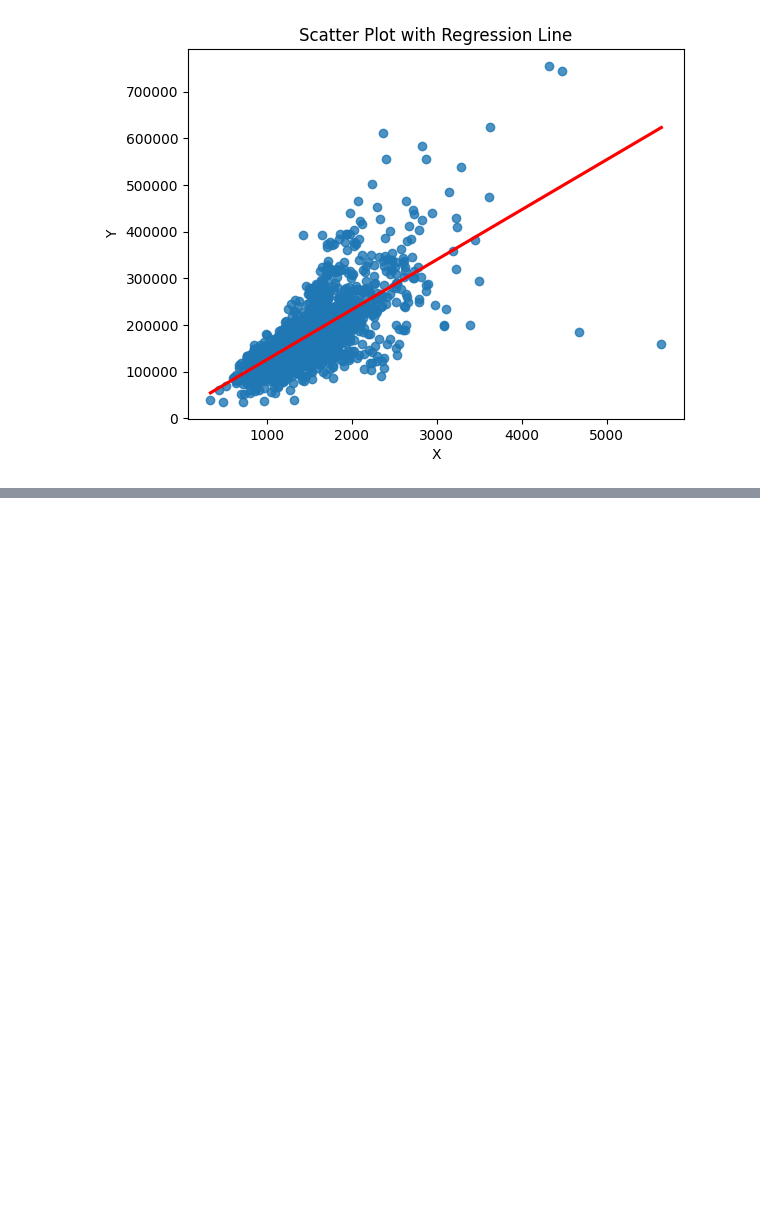
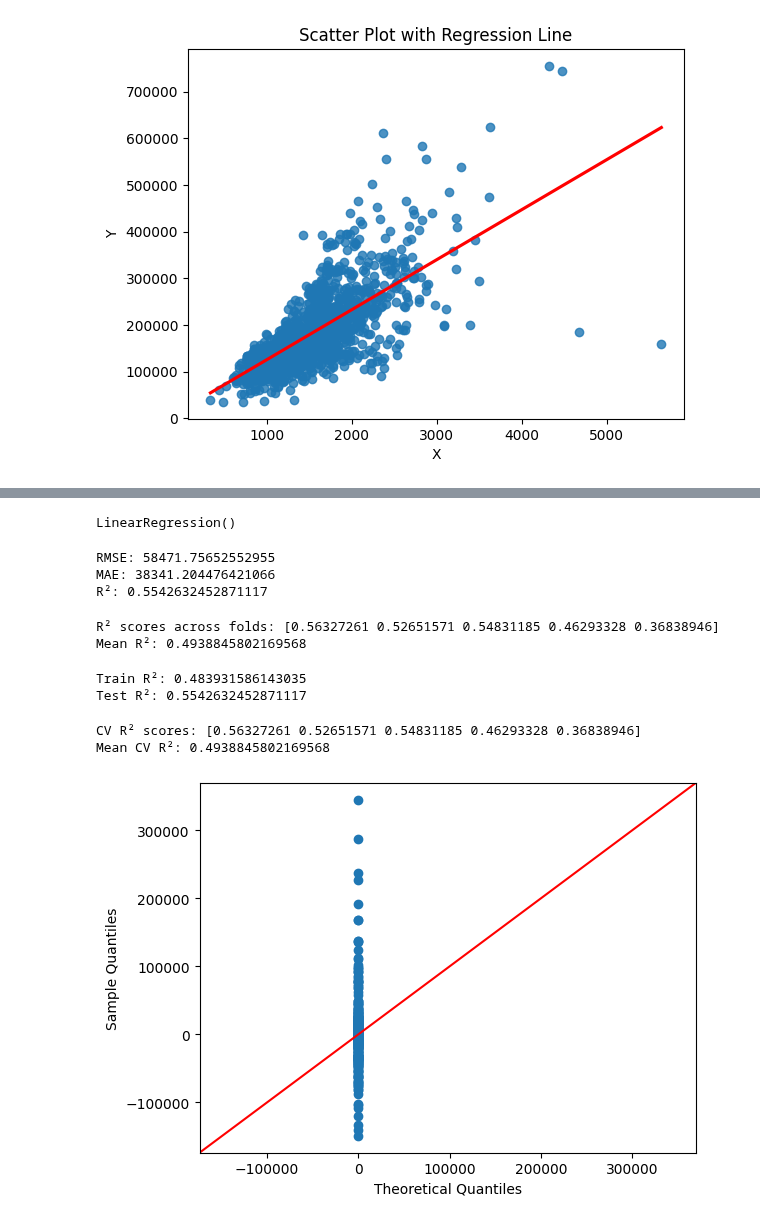
Before and after one commit to imdwipayana/Battlefield, a Jupyter notebook: Kaggle/Regression House Price/trial_again.ipynb, the cells around one changed output, grey strips where cells are left out. Cells and saved outputs as stored; diff of their text form; code cells hidden in the pictures; blank space fills up the shorter version.

```diff
--- a/Kaggle/Regression House Price/trial_again.ipynb
+++ b/Kaggle/Regression House Price/trial_again.ipynb
@@ -237,0 +353,74 @@ plt.show()
+# %%
+# Example dataset
+#X = df.drop("target", axis=1)   # predictors
+#y = df["target"]                # response variable
+
+X = data_sample[["num__GrLivArea"]]   # independent variable
+y = data_sample["num__SalePrice"]
+
+# Train-test split (80% train, 20% test)
+X_train, X_test, y_train, y_test = train_test_split(
+    X, y, test_size=0.2, random_state=42
+)
+# %%
+model = LinearRegression()
+model.fit(X_train, y_train)
+# %% [output]
+LinearRegression()
+# %%
+y_pred = model.predict(X_test)
+
+# Metrics
+mse  = mean_squared_error(y_test, y_pred)
+rmse = np.sqrt(mse)
+mae  = mean_absolute_error(y_test, y_pred)
+r2   = r2_score(y_test, y_pred)
+
+print("RMSE:", rmse)
+print("MAE:", mae)
+print("R²:", r2)
+# %% [output]
+RMSE: 58471.75652552955
+MAE: 38341.204476421066
+R²: 0.5542632452871117
+# %%
+from sklearn.model_selection import cross_val_score
+
+# 5-fold cross validation with R²
+cv_scores = cross_val_score(model, X, y, cv=5, scoring="r2")
+print("R² scores across folds:", cv_scores)
+print("Mean R²:", np.mean(cv_scores))
+# %% [output]
+R² scores across folds: [0.56327261 0.52651571 0.54831185 0.46293328 0.36838946]
+Mean R²: 0.4938845802169568
+# %%
+train_r2 = model.score(X_train, y_train)
+test_r2  = model.score(X_test, y_test)
+
+print("Train R²:", train_r2)
+print("Test R²:", test_r2)
+# %% [output]
+Train R²: 0.483931586143035
+Test R²: 0.5542632452871117
+# %%
+from sklearn.model_selection import cross_val_score
+import numpy as np
+
+scores = cross_val_score(model, X, y, cv=5, scoring="r2")
+print("CV R² scores:", scores)
+print("Mean CV R²:", np.mean(scores))
+# %% [output]
+CV R² scores: [0.56327261 0.52651571 0.54831185 0.46293328 0.36838946]
+Mean CV R²: 0.4938845802169568
+# %%
+import statsmodels.api as sm
+import matplotlib.pyplot as plt
+
+# Residuals
+residuals = y_test - y_pred
+
+# Q-Q plot
+sm.qqplot(residuals, line='45')  # line='45' adds a reference diagonal
+plt.show()
+# %% [output]
+[figure, added]
```
Also changed, not shown: parts of 4 cells of this notebook.
